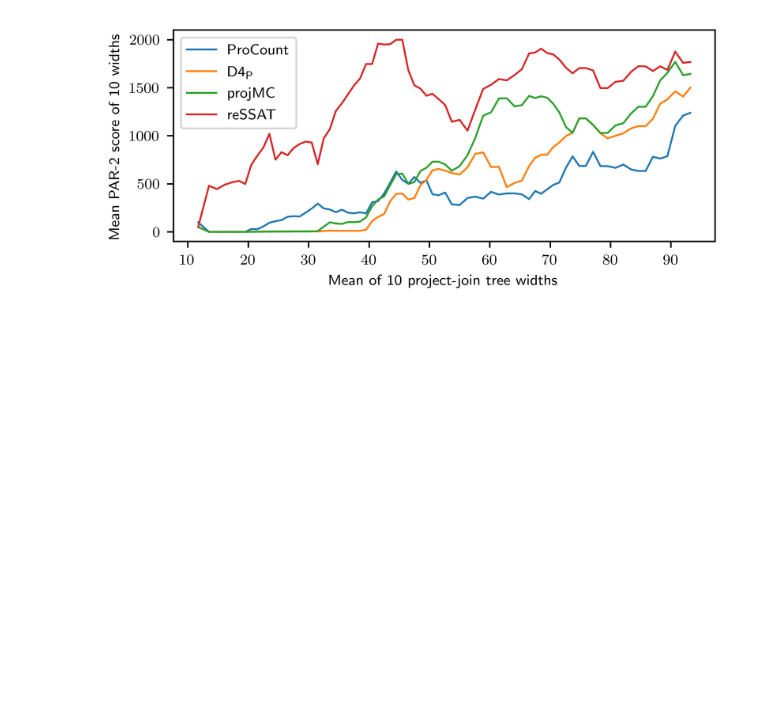
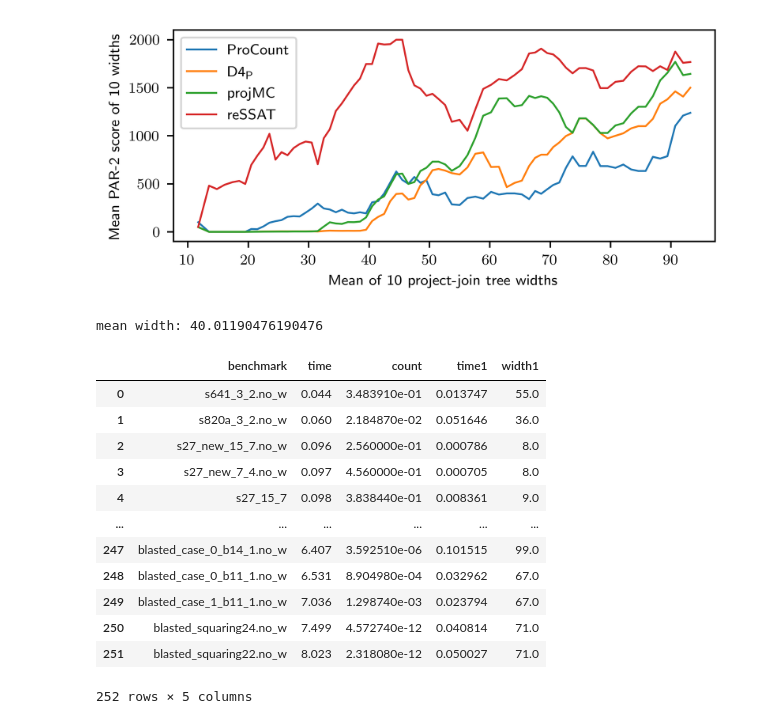
Before and after one commit to vardigroup/DPMC, a Jupyter notebook: experiments/procount.ipynb, the cells around one changed output. Drawn from its saved outputs; the diff is of its cells as text; code cells hidden in the pictures; blank space fills up the shorter version.

```diff
--- a/experiments/procount.ipynb
+++ b/experiments/procount.ipynb
@@ -2097,6 +2097,41 @@ def plotMeanPar2ScoreByMeanWidth():
 plotMeanPar2ScoreByMeanWidth()
 # %% [output]
 [figure]
+# %%
+import pandas
+pandas.set_option('display.max_rows', 10)
+
+lg = FLOW0.query(f'''
+select benchmark,time1,width1 from data
+where width1 is not null
+order by time
+''')
+
+dpmc = FLOW_MCS0.query('''
+select benchmark,time,count from data
+where count > 0
+and time < 10
+order by time
+''')
+
+df = dpmc.merge(lg)
+print('mean width:', statistics.mean(df['width1'].tolist()))
+df
+# %% [output]
+mean width: 40.01190476190476
+|  | benchmark | time | count | time1 | width1 |
+| 0 | s641_3_2.no_w | 0.044 | 3.483910e-01 | 0.013747 | 55.0 |
+| 1 | s820a_3_2.no_w | 0.060 | 2.184870e-02 | 0.051646 | 36.0 |
+| 2 | s27_new_15_7.no_w | 0.096 | 2.560000e-01 | 0.000786 | 8.0 |
+| 3 | s27_new_7_4.no_w | 0.097 | 4.560000e-01 | 0.000705 | 8.0 |
+| 4 | s27_15_7 | 0.098 | 3.838440e-01 | 0.008361 | 9.0 |
+| ... | ... | ... | ... | ... | ... |
+| 247 | blasted_case_0_b14_1.no_w | 6.407 | 3.592510e-06 | 0.101515 | 99.0 |
+| 248 | blasted_case_0_b11_1.no_w | 6.531 | 8.904980e-04 | 0.032962 | 67.0 |
+| 249 | blasted_case_1_b11_1.no_w | 7.036 | 1.298740e-03 | 0.023794 | 67.0 |
+| 250 | blasted_squaring24.no_w | 7.499 | 4.572740e-12 | 0.040814 | 71.0 |
+| 251 | blasted_squaring22.no_w | 8.023 | 2.318080e-12 | 0.050027 | 71.0 |
+252 rows × 5 columns
 # %%
 def plotMeanTimeByMeanWidth():
     (fig, ax) = getFigAx(.45)
```
Also changed, not shown: parts of 2 cells of this notebook.
